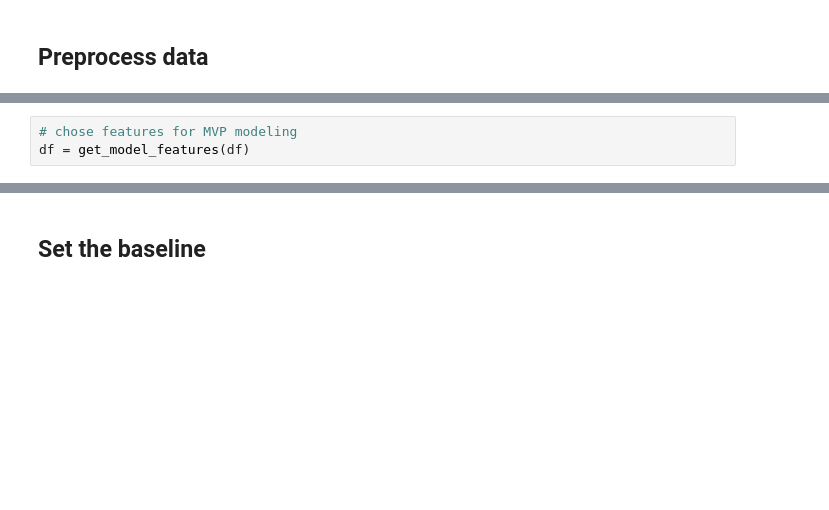
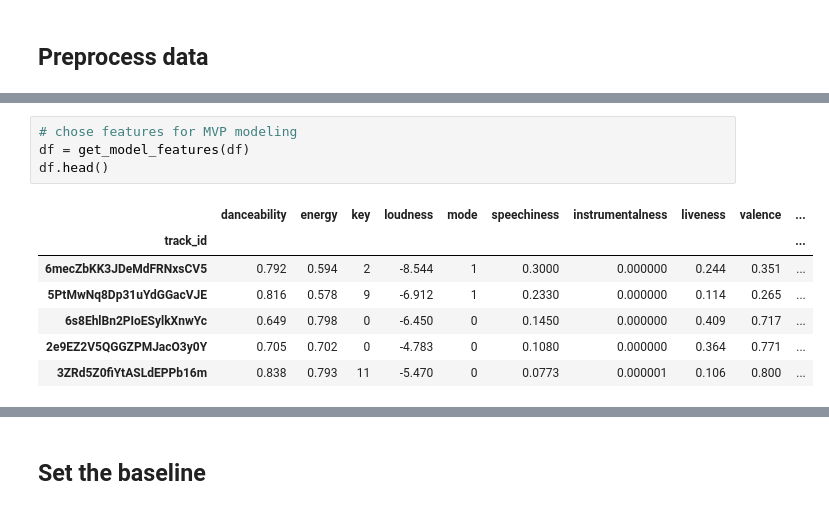
Before and after one commit to SpotiScryers/SpotiScry, a Jupyter notebook: kwame_model.ipynb, the cells around one changed output, grey strips where cells are left out. Drawn from its saved outputs; the diff is of its cells as text; blank space fills up the shorter version.

```diff
--- a/kwame_model.ipynb
+++ b/kwame_model.ipynb
@@ -127,6 +140,15 @@ df.head(3)
 # %%
 # chose features for MVP modeling
 df = get_model_features(df)
+df.head()
+# %% [output]
+|  | danceability | energy | key | loudness | mode | speechiness | instrumentalness | liveness | valence | ... |
+| track_id |  |  |  |  |  |  |  |  |  | ... |
+| 6mecZbKK3JDeMdFRNxsCV5 | 0.792 | 0.594 | 2 | -8.544 | 1 | 0.3000 | 0.000000 | 0.244 | 0.351 | ... |
+| 5PtMwNq8Dp31uYdGGacVJE | 0.816 | 0.578 | 9 | -6.912 | 1 | 0.2330 | 0.000000 | 0.114 | 0.265 | ... |
+| 6s8EhlBn2PIoESylkXnwYc | 0.649 | 0.798 | 0 | -6.450 | 0 | 0.1450 | 0.000000 | 0.409 | 0.717 | ... |
+| 2e9EZ2V5QGGZPMJacO3y0Y | 0.705 | 0.702 | 0 | -4.783 | 0 | 0.1080 | 0.000000 | 0.364 | 0.771 | ... |
+| 3ZRd5Z0fiYtASLdEPPb16m | 0.838 | 0.793 | 11 | -5.470 | 0 | 0.0773 | 0.000001 | 0.106 | 0.800 | ... |
 # %%
 # split the data
 X_train, y_train, X_validate, y_validate, X_test, y_test, train, validate, test = spotify_split(df, 'popularity')
```
Also changed, not shown: parts of 18 cells of this notebook, 1 other file.
